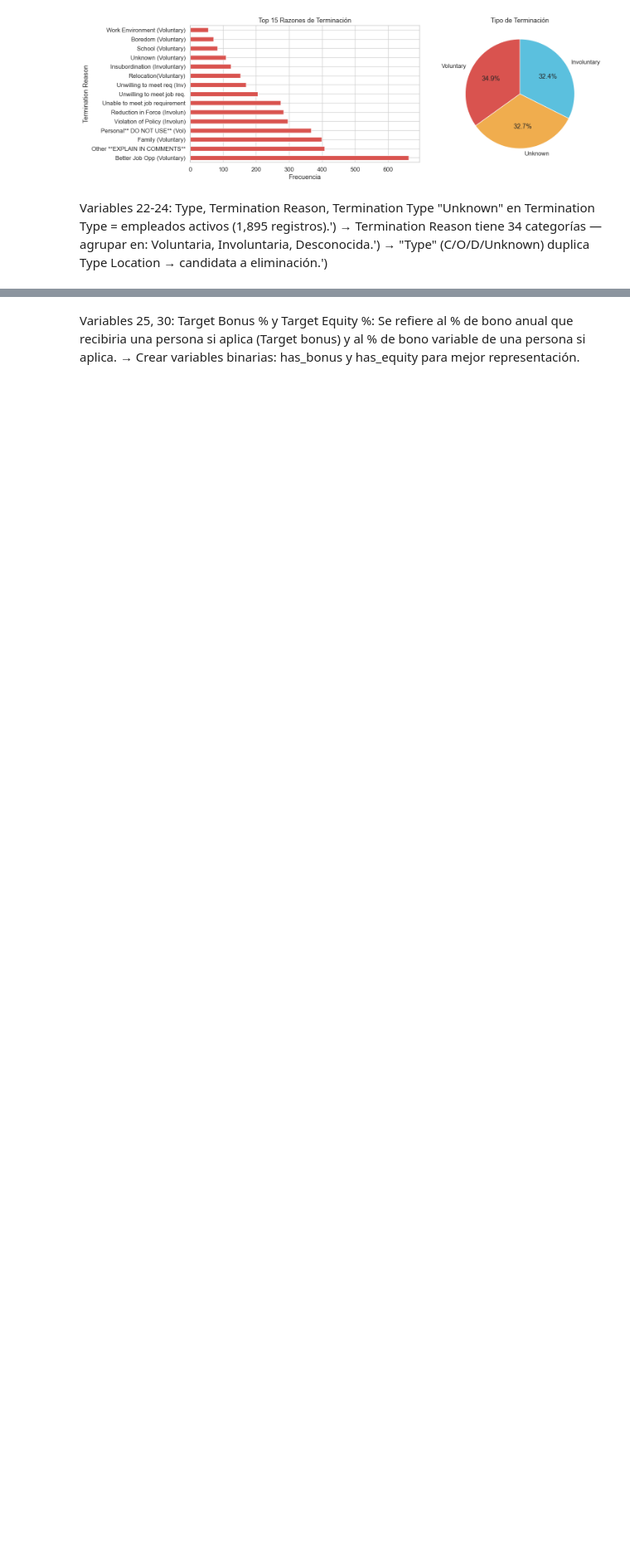
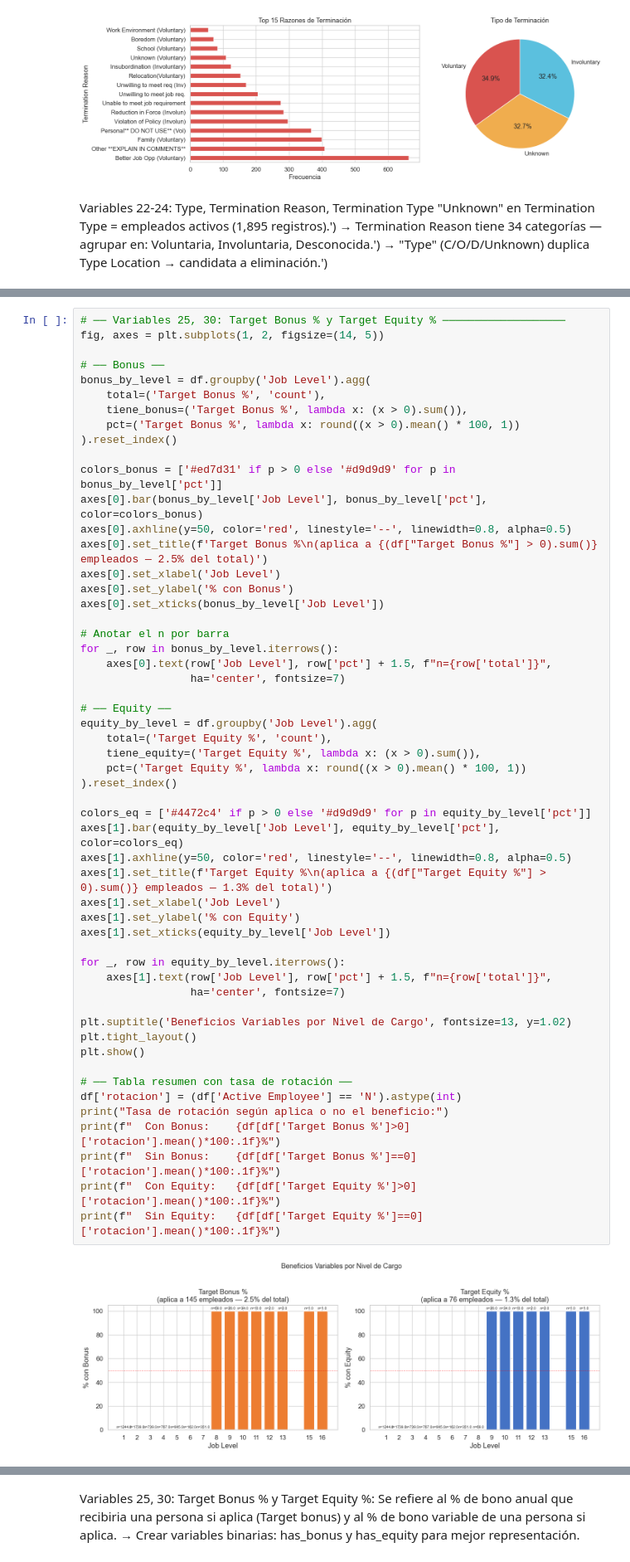
Before and after one commit to karenduque0411/tesis_maestria, a Jupyter notebook: notebooks/00-eda.ipynb, the cells around one changed output, grey strips where cells are left out. Shown at 83% size. Drawn from its saved outputs; the diff is of its cells as text; blank space fills up the shorter version.

```diff
--- a/notebooks/00-eda.ipynb
+++ b/notebooks/00-eda.ipynb
@@ -685,0 +703,56 @@ Name: Target Equity %, dtype: float64
+# %%
+# ── Variables 25, 30: Target Bonus % y Target Equity % ───────────────────
+fig, axes = plt.subplots(1, 2, figsize=(14, 5))
+
+# ── Bonus ──
+bonus_by_level = df.groupby('Job Level').agg(
+    total=('Target Bonus %', 'count'),
+    tiene_bonus=('Target Bonus %', lambda x: (x > 0).sum()),
+    pct=('Target Bonus %', lambda x: round((x > 0).mean() * 100, 1))
+).reset_index()
+
+colors_bonus = ['#ed7d31' if p > 0 else '#d9d9d9' for p in bonus_by_level['pct']]
+axes[0].bar(bonus_by_level['Job Level'], bonus_by_level['pct'], color=colors_bonus)
+axes[0].axhline(y=50, color='red', linestyle='--', linewidth=0.8, alpha=0.5)
+axes[0].set_title(f'Target Bonus %\n(aplica a {(df["Target Bonus %"] > 0).sum()} empleados — 2.5% del total)')
+axes[0].set_xlabel('Job Level')
+axes[0].set_ylabel('% con Bonus')
+axes[0].set_xticks(bonus_by_level['Job Level'])
+
+# Anotar el n por barra
+for _, row in bonus_by_level.iterrows():
+    axes[0].text(row['Job Level'], row['pct'] + 1.5, f"n={row['total']}",
+                 ha='center', fontsize=7)
+
+# ── Equity ──
+equity_by_level = df.groupby('Job Level').agg(
+    total=('Target Equity %', 'count'),
+    tiene_equity=('Target Equity %', lambda x: (x > 0).sum()),
+    pct=('Target Equity %', lambda x: round((x > 0).mean() * 100, 1))
+).reset_index()
+
+colors_eq = ['#4472c4' if p > 0 else '#d9d9d9' for p in equity_by_level['pct']]
+axes[1].bar(equity_by_level['Job Level'], equity_by_level['pct'], color=colors_eq)
+axes[1].axhline(y=50, color='red', linestyle='--', linewidth=0.8, alpha=0.5)
+axes[1].set_title(f'Target Equity %\n(aplica a {(df["Target Equity %"] > 0).sum()} empleados — 1.3% del total)')
+axes[1].set_xlabel('Job Level')
+axes[1].set_ylabel('% con Equity')
+axes[1].set_xticks(equity_by_level['Job Level'])
+
+for _, row in equity_by_level.iterrows():
+    axes[1].text(row['Job Level'], row['pct'] + 1.5, f"n={row['total']}",
+                 ha='center', fontsize=7)
+
+plt.suptitle('Beneficios Variables por Nivel de Cargo', fontsize=13, y=1.02)
+plt.tight_layout()
+plt.show()
+
+# ── Tabla resumen con tasa de rotación ──
+df['rotacion'] = (df['Active Employee'] == 'N').astype(int)
+print("Tasa de rotación según aplica o no el beneficio:")
+print(f"  Con Bonus:    {df[df['Target Bonus %']>0]['rotacion'].mean()*100:.1f}%")
+print(f"  Sin Bonus:    {df[df['Target Bonus %']==0]['rotacion'].mean()*100:.1f}%")
+print(f"  Con Equity:   {df[df['Target Equity %']>0]['rotacion'].mean()*100:.1f}%")
+print(f"  Sin Equity:   {df[df['Target Equity %']==0]['rotacion'].mean()*100:.1f}%")
+# %% [output]
+[figure, added]
```
Also changed, not shown: parts of 75 cells of this notebook.
